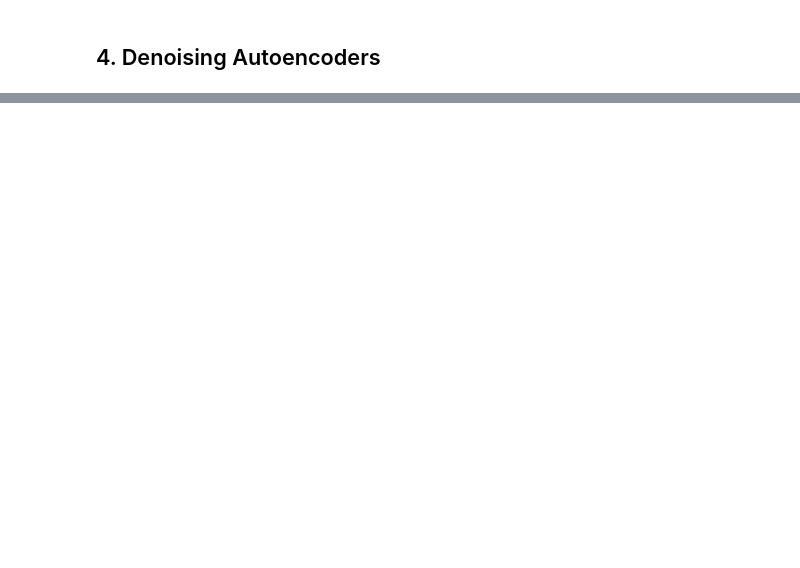
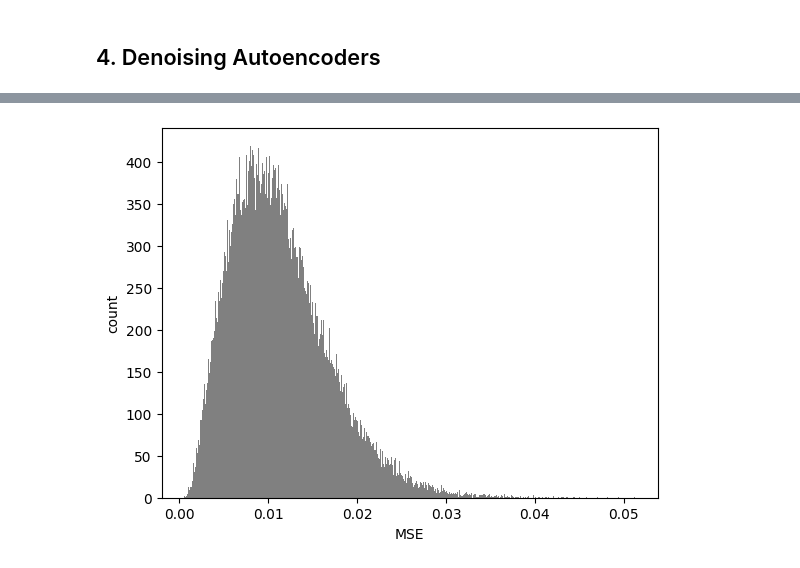
Before and after one commit to JHermosillaD/Autoencoders, a Jupyter notebook: Autoencoder.ipynb, the cells around one changed output, grey strips where cells are left out. Drawn from its saved outputs; the diff is of its cells as text; code cells hidden in the pictures; blank space fills up the shorter version.

```diff
--- a/Autoencoder.ipynb
+++ b/Autoencoder.ipynb
@@ -318,0 +352,8 @@ plt.show()
+# %%
+denoising_criterion = nn.MSELoss()
+denoising_optimizer = torch.optim.Adam(denoising_model.parameters(),
+                                       lr=learning_rate_,
+                                       betas=(0.9, 0.999),
+                                       eps=1e-08,
+                                       weight_decay=0,
+                                       amsgrad=False)
@@ -318,0 +422,24 @@ plt.show()
+# %%
+all_images = []
+anomaly_loss = []
+feature_images = []
+target_images = []
+with torch.no_grad():
+    for anomaly_images, _ in train_loader:
+        anomaly_images = anomaly_images.to(dev)
+        anomaly_recon = model(anomaly_images)
+        anomaly_flat_images = anomaly_images.view(anomaly_images.size(0), -1)
+        batch_size = anomaly_recon.shape[0]
+        for i_batch in range(batch_size):
+          i_loss = criterion(anomaly_recon[i_batch],anomaly_flat_images[i_batch]).cpu()
+          anomaly_loss.append(i_loss.numpy())
+          feature_images.append(anomaly_images[i_batch])
+          target_images.append(anomaly_recon[i_batch].view(3, 32, 32))
+anomaly_loss = np.array(anomaly_loss)
+# %%
+plt.hist(anomaly_loss, bins=500, color='grey')
+plt.xlabel("MSE")
+plt.ylabel("count")
+plt.show()
+# %% [output]
+[figure, added]
```
Also changed, not shown: parts of 19 cells of this notebook.
